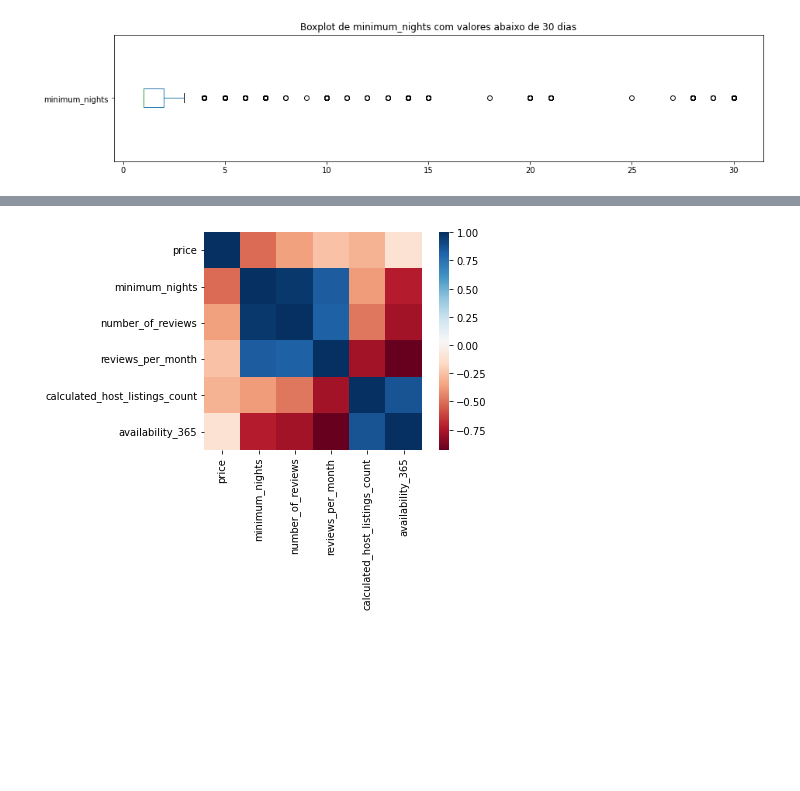
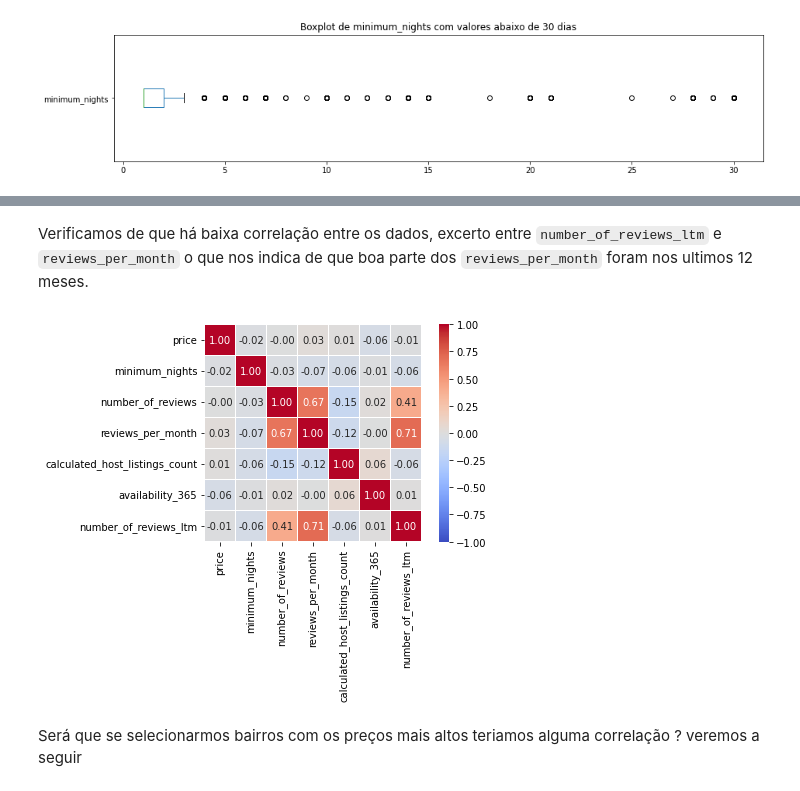
Before and after one commit to douglascdsantos/data_science, a Jupyter notebook: projetos/analisando_os_dados_do_airbnb_(tokyo)/notebook/Analisando_os_Dados_do_Airbnb_(Tokyo).ipynb, the cells around one changed output, grey strips where cells are left out. Cells and saved outputs as stored; diff of their text form; code cells hidden in the pictures; blank space fills up the shorter version.

```diff
--- a/projetos/analisando_os_dados_do_airbnb_(tokyo)/notebook/Analisando_os_Dados_do_Airbnb_(Tokyo).ipynb
+++ b/projetos/analisando_os_dados_do_airbnb_(tokyo)/notebook/Analisando_os_Dados_do_Airbnb_(Tokyo).ipynb
@@ -281,6 +263,7 @@ Name: price, dtype: float64
 # %%
-# criar uma matriz de correlação
-corr = df_clean.query('neighbourhood == "Kodaira Shi"')[['price','minimum_nights','number_of_reviews','reviews_per_month','calculated_host_listings_count','availability_365']].corr()
+# selecionando as variasveis para verificar a correlação
+corr = df_clean[['price', 'minimum_nights', 'number_of_reviews', 'last_review','reviews_per_month', 'calculated_host_listings_count','availability_365', 'number_of_reviews_ltm']].corr()
 
+# mostrar matriz
 display(corr)
 # %% [output]
@@ -294,4 +278,8 @@ display(corr)
+# %% [markdown]
+Verificamos de que há baixa correlação entre os dados, excerto entre `number_of_reviews_ltm` e `reviews_per_month` o que nos indica de que boa parte dos `reviews_per_month` foram nos ultimos 12 meses.
 # %%
-sns.heatmap(corr, cmap = 'RdBu', fmt='.2f', square=True, linecolor='white');
+sns.heatmap(corr, cmap = 'coolwarm', fmt='.2f', square=True, linewidths = 0.1, linecolor='white',annot=True, vmin=-1, vmax=1);
 # %% [output]
-[figure, old version]
+[figure, new version]
+# %% [markdown]
+Será que se selecionarmos bairros com os preços mais altos teriamos alguma correlação ? veremos a seguir
```
Also changed, not shown: parts of 16 cells of this notebook.
